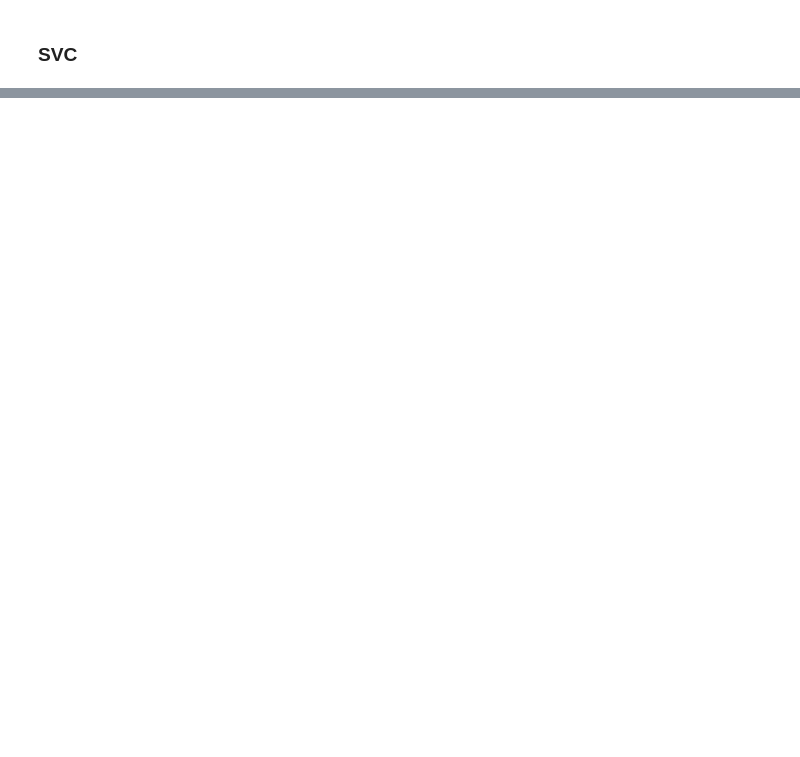
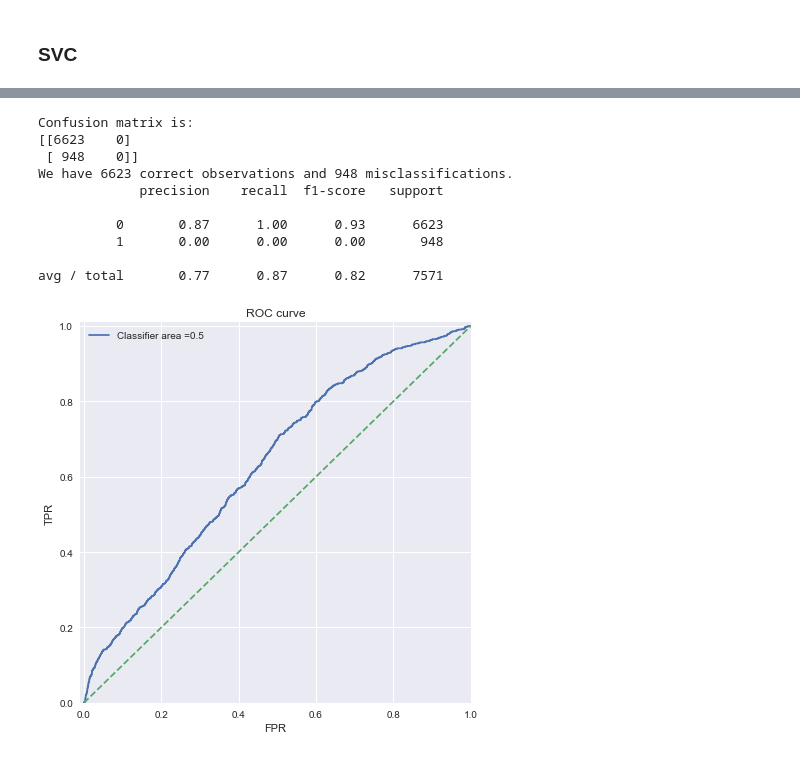
Before and after one commit to VicciFan/DSiP, a Jupyter notebook: Project/Part 2 and Part 3.ipynb, the cells around one changed output, grey strips where cells are left out. Cells and saved outputs as stored; diff of their text form; code cells hidden in the pictures; blank space fills up the shorter version.

```diff
--- a/Project/Part 2 and Part 3.ipynb
+++ b/Project/Part 2 and Part 3.ipynb
@@ -670,0 +717,9 @@ print('Test accuracy:',np.round(reg.score(X_test, Y_test),3), ', MSE Loss is:',
+# %%
+X_train, X_test, Y_train, Y_test = train_test_split(X.values, Y.values, test_size=0.25)
+
+reg = LinearRegression()
+reg = reg.fit(X_train,Y_train)
+
+y_hat = reg.predict(X_test)
+
+print('Test accuracy:',np.round(reg.score(X_test, Y_test),3), ', MSE Loss is:', mean_squared_error(Y_test,y_hat))
@@ -670,0 +730,3 @@ print('Test accuracy:',np.round(reg.score(X_test, Y_test),3), ', MSE Loss is:',
+# %%
+pcaXmodel = PCA(n_components=5)
+pcaXmodel.fit_transform(X)
@@ -670,0 +755,2 @@ print('Test accuracy:',np.round(reg.score(X_test, Y_test),3), ', MSE Loss is:',
+# %%
+pcaX = PCA(n_components=3).fit_transform(StandardScaler().fit_transform(X))
@@ -670,0 +781,7 @@ print('Test accuracy:',np.round(reg.score(X_test, Y_test),3), ', MSE Loss is:',
+# %%
+for i in range(10):
+    X_train, X_test, y_train, y_test = train_test_split(pcaX, Y, test_size=0.25)
+    lr = LogisticRegression().fit(X_train,y_train)
+
+    y_hat = lr.predict(X_test)
+    print('Test accuracy:',np.round(lr.score(X_test, y_test),3), ', Cross Entropy Loss is:', log_loss(y_test,y_hat))
@@ -670,0 +799,15 @@ print('Test accuracy:',np.round(reg.score(X_test, Y_test),3), ', MSE Loss is:',
+# %%
+calculate_metrics(y_test,y_hat)
+plot_ROC(y_test,X_test,lr)
+# %% [output]
+Confusion matrix is:
+[[6623    0]
+ [ 948    0]]
+We have 6623 correct observations and 948 misclassifications.
+             precision    recall  f1-score   support
+
+          0       0.87      1.00      0.93      6623
+          1       0.00      0.00      0.00       948
+
+avg / total       0.77      0.87      0.82      7571
+[figure, added]
```
Also changed, not shown: parts of 16 cells of this notebook.
